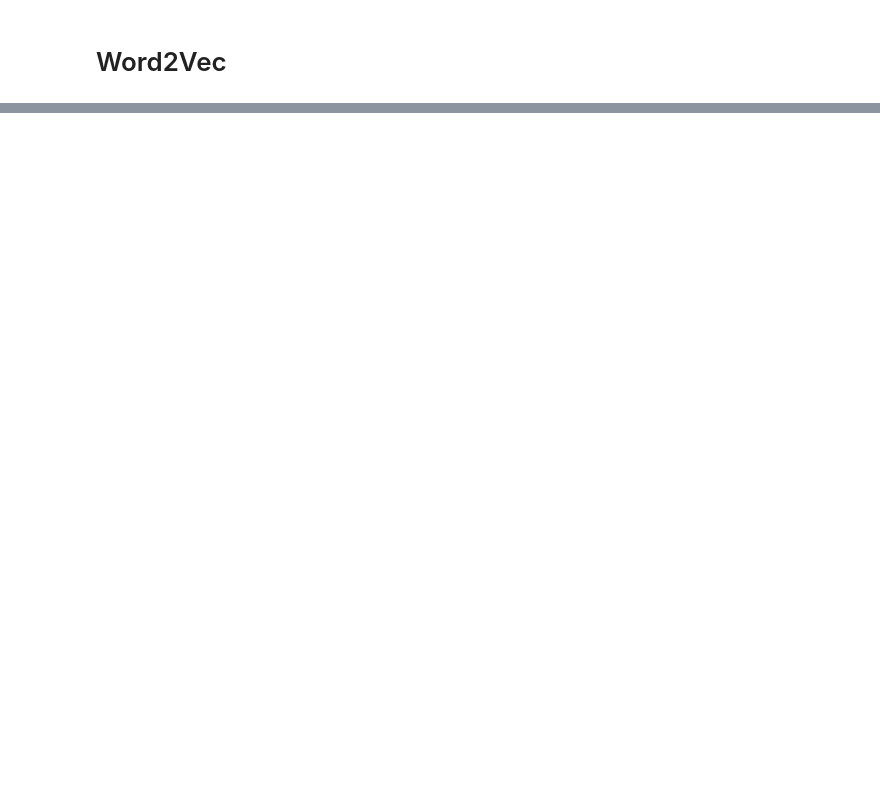
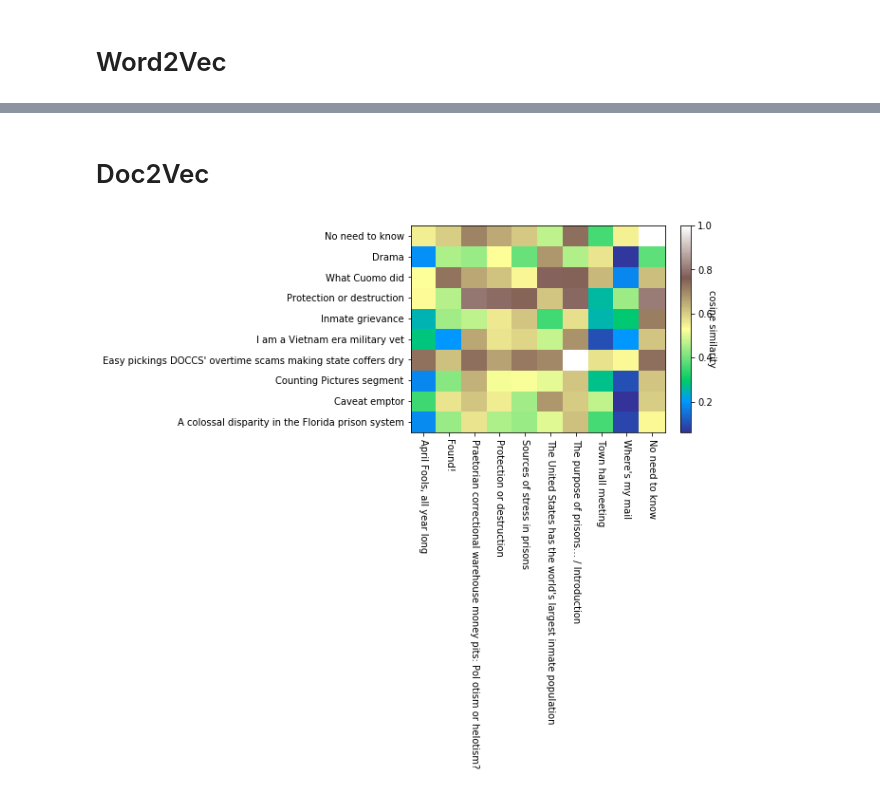
Before and after one commit to DSharm/american-prison-writing_nlp, a Jupyter notebook: analysis/word_embedding.ipynb, the cells around one changed output, grey strips where cells are left out. Saved outputs shown, nothing was run; the diff lists cells and outputs as text; code cells hidden in the pictures; blank space fills up the shorter version.

```diff
--- a/analysis/word_embedding.ipynb
+++ b/analysis/word_embedding.ipynb
@@ -100,0 +112,14 @@ most_similar_table
+# %% [markdown]
+# Doc2Vec
+# %%
+keywords = ['criminal', 'justice', 'health', 'black', 'white', 'man', 'woman', 'inmate','guard','mental','god','law']
+
+d2v = fcns.d2v(df,keywords)
+# %%
+#fcns.d2v_similar_heatmap(d2v,df,[d2v['police']-d2v['white']+d2v['black']],[d2v['police']-d2v['black']+d2v['white']])
+#fcns.d2v_similar_heatmap(d2v,df,[d2v['racism']-d2v['white']+d2v['black']],[d2v['racism']-d2v['black']+d2v['white']])
+#fcns.d2v_similar_heatmap(d2v,df,[d2v['doctor']-d2v['white']+d2v['black']],[d2v['doctor']-d2v['black']+d2v['white']])
+
+targetDocs1, targetDocs2 = fcns.d2v_similar_heatmap(d2v,df,[d2v['police']-d2v['white']+d2v['black']],[d2v['police']-d2v['black']+d2v['white']])
+# %% [output]
+[figure, added]
```
Also changed, not shown: parts of 46 cells of this notebook, 4 other files.
